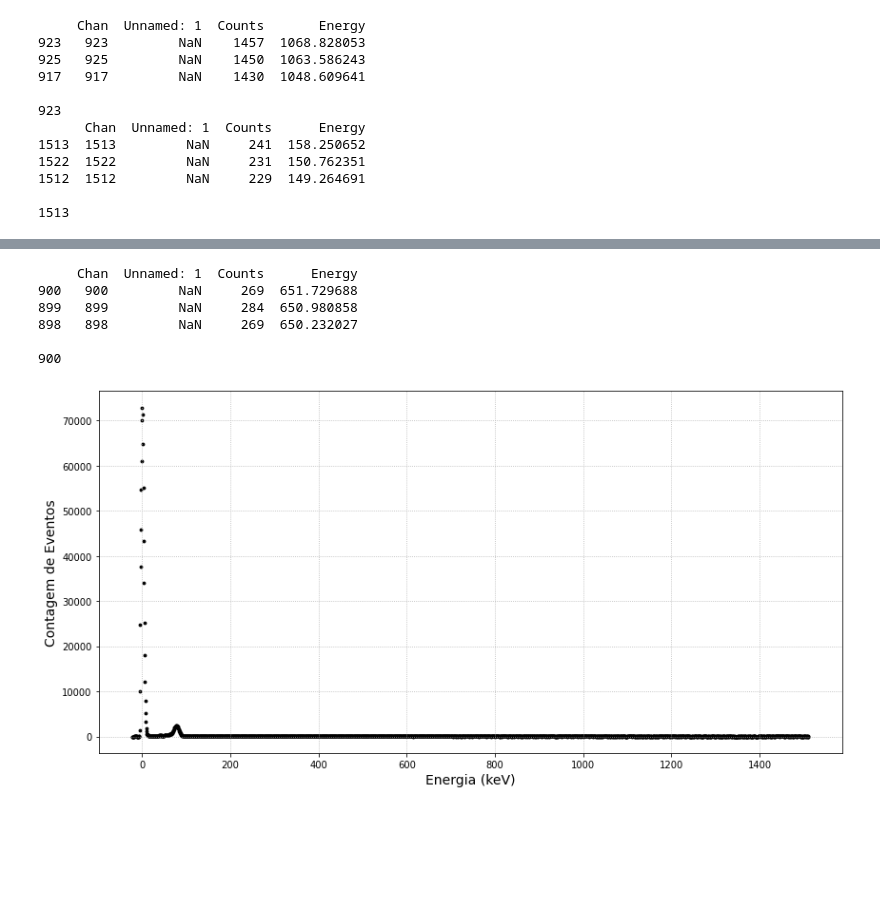
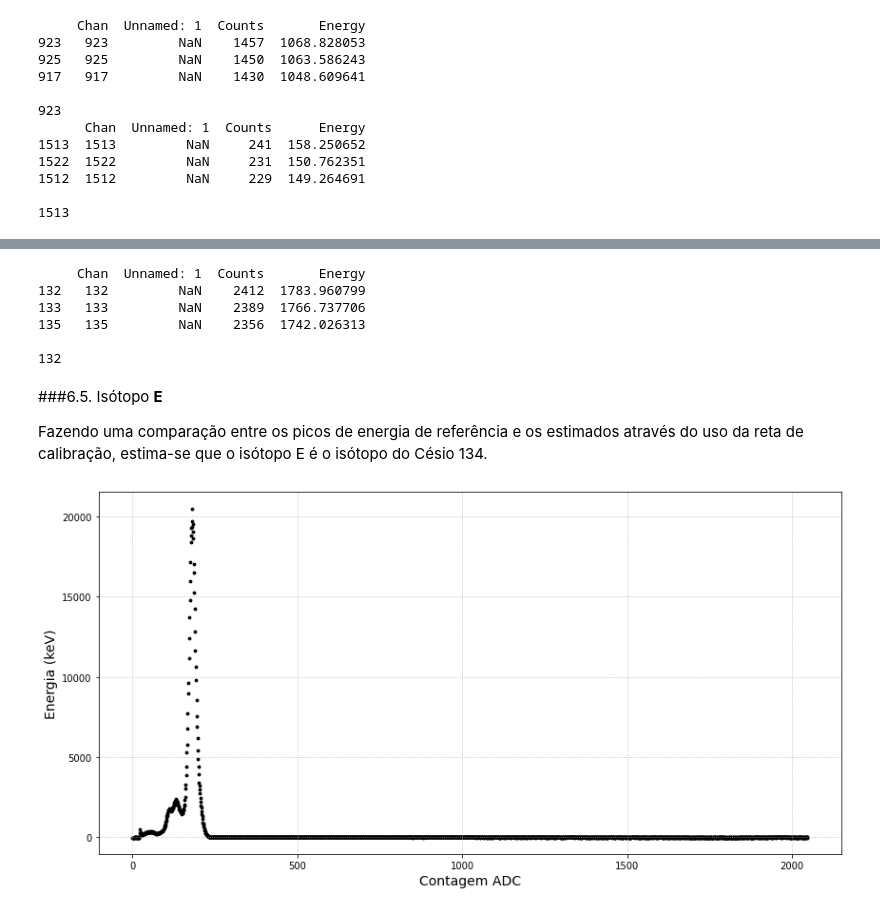
Before and after one commit to goulartsursula/DisciplinasUERJ, a Jupyter notebook: Estrutura da Materia 3/EspectroscopiaGama.ipynb, the cells around one changed output, grey strips where cells are left out. Drawn from its saved outputs; the diff is of its cells as text; code cells hidden in the pictures; blank space fills up the shorter version.

```diff
--- a/Estrutura da Materia 3/EspectroscopiaGama.ipynb
+++ b/Estrutura da Materia 3/EspectroscopiaGama.ipynb
@@ -526,23 +587,27 @@ plt.grid(linestyle='dotted')
 # %%
-print(dataC.loc[800:900].nlargest(3, 'Energy'),'\n')
-print(dataC.loc[800:900]['Energy'].idxmax())
-peak1C = dataB.iloc[dataA.loc[800:900]['Energy'].idxmax()]['Chan']
+print(dataD.loc[100:500].nlargest(3, 'Energy'),'\n')
+print(dataD.loc[100:500]['Energy'].idxmax())
+peakD = dataD.iloc[dataD.loc[100:500]['Energy'].idxmax()]['Chan']
 # %% [output]
-     Chan  Unnamed: 1  Counts      Energy
-900   900         NaN     269  651.729688
-899   899         NaN     284  650.980858
-898   898         NaN     269  650.232027
+     Chan  Unnamed: 1  Counts       Energy
+132   132         NaN    2412  1783.960799
+133   133         NaN    2389  1766.737706
+135   135         NaN    2356  1742.026313
 
-900
+132
+# %% [markdown]
+###6.5. Isótopo **E**
+
+Fazendo uma comparação entre os picos de energia de referência e os estimados através do uso da reta de calibração, estima-se que o isótopo E é o isótopo do Césio 134.
 # %%
-dataD = pd.read_table('D.tsv', skiprows=18)
-dataD['Energy'] = coef[0]*dataD['Chan'] + coef[1]
+dataE = pd.read_table('E.tsv', skiprows=18)
+dataE['Energy'] = coef[0]*dataE['Counts'] + coef[1]
 
 fig, ax = plt.subplots(figsize=(14,7))
-plt.scatter(dataD['Energy'], dataD['Counts'], s=8, color='black')
-plt.xlabel('Energia (keV)', fontsize='14')
-plt.ylabel('Contagem de Eventos', fontsize='14')
+plt.scatter(dataE['Chan'], dataE['Energy'], s=8, color='black')
+plt.xlabel('Contagem ADC', fontsize='14')
+plt.ylabel('Energia (keV)', fontsize='14')
 #ax.text(1400, 1750, 'A', bbox=dict(boxstyle='round', facecolor='white', alpha=0.5))
 plt.grid(linestyle='dotted')
 # %% [output]
-[figure, old version]
+[figure, new version]
```
Also changed, not shown: parts of 12 cells of this notebook.
